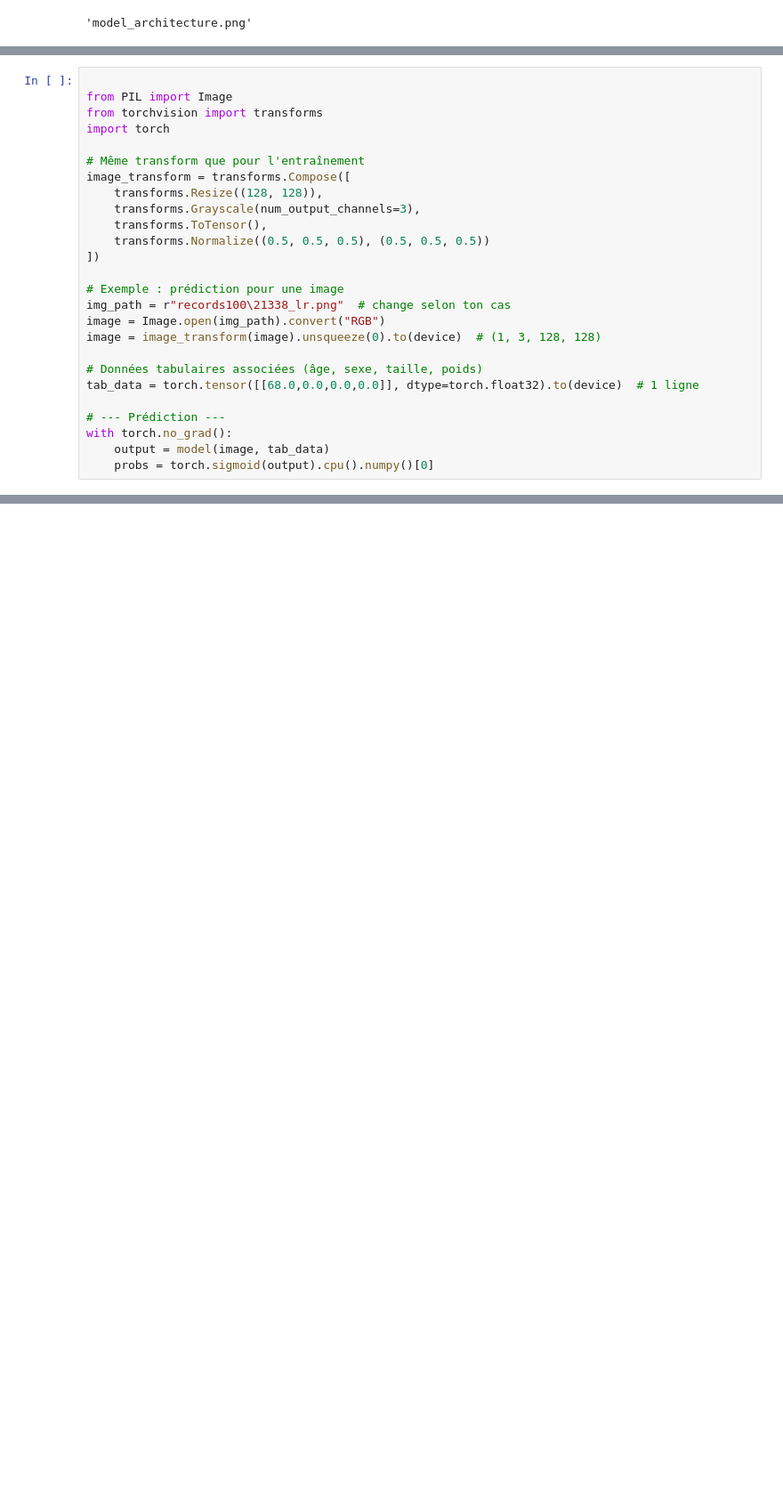
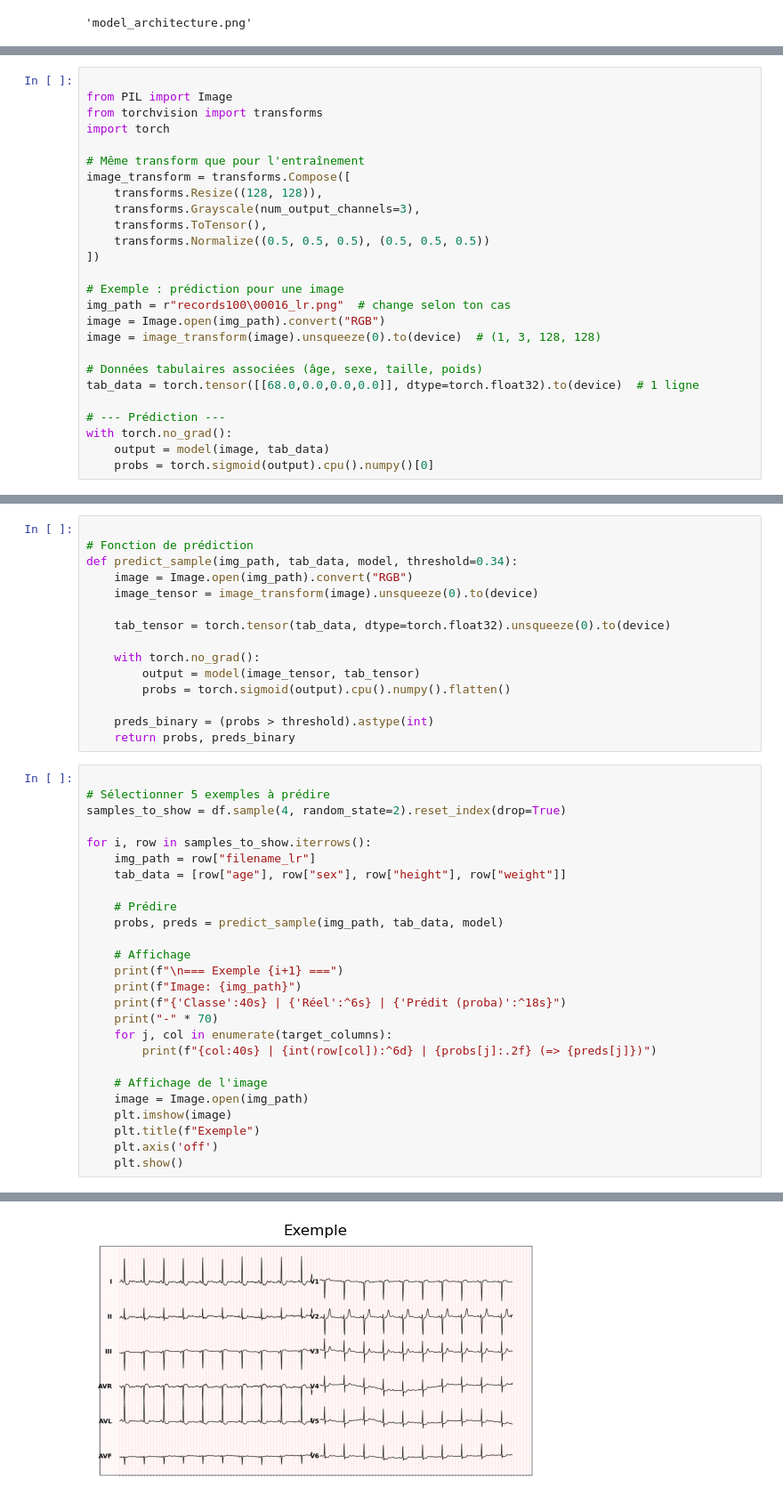
Before and after one commit to YomnaJL/PFA_ECG, a Jupyter notebook: model_classif/classif_orig.ipynb, the cells around one changed output, grey strips where cells are left out. Shown: that part at 89% size. Saved outputs shown, nothing was run; the diff lists cells and outputs as text; blank space fills up the shorter version.

```diff
--- a/model_classif/classif_orig.ipynb
+++ b/model_classif/classif_orig.ipynb
@@ -563,7 +531,7 @@ image_transform = transforms.Compose([
 ])
 
 # Exemple : prédiction pour une image
-img_path = r"records100\21338_lr.png"  # change selon ton cas
+img_path = r"records100\00016_lr.png"  # change selon ton cas
 image = Image.open(img_path).convert("RGB")
 image = image_transform(image).unsqueeze(0).to(device)  # (1, 3, 128, 128)
 
@@ -754,0 +657,42 @@ Conduction Disturbance (CD)       0.70      0.91      0.79       931
+# %%
+
+# Fonction de prédiction
+def predict_sample(img_path, tab_data, model, threshold=0.34):
+    image = Image.open(img_path).convert("RGB")
+    image_tensor = image_transform(image).unsqueeze(0).to(device)
+
+    tab_tensor = torch.tensor(tab_data, dtype=torch.float32).unsqueeze(0).to(device)
+
+    with torch.no_grad():
+        output = model(image_tensor, tab_tensor)
+        probs = torch.sigmoid(output).cpu().numpy().flatten()
+
+    preds_binary = (probs > threshold).astype(int)
+    return probs, preds_binary
+# %%
+
+# Sélectionner 5 exemples à prédire
+samples_to_show = df.sample(4, random_state=2).reset_index(drop=True)
+
+for i, row in samples_to_show.iterrows():
+    img_path = row["filename_lr"]
+    tab_data = [row["age"], row["sex"], row["height"], row["weight"]]
+
+    # Prédire
+    probs, preds = predict_sample(img_path, tab_data, model)
+
+    # Affichage
+    print(f"\n=== Exemple {i+1} ===")
+    print(f"Image: {img_path}")
+    print(f"{'Classe':40s} | {'Réel':^6s} | {'Prédit (proba)':^18s}")
+    print("-" * 70)
+    for j, col in enumerate(target_columns):
+        print(f"{col:40s} | {int(row[col]):^6d} | {probs[j]:.2f} (=> {preds[j]})")
+
+    # Affichage de l'image
+    image = Image.open(img_path)
+    plt.imshow(image)
+    plt.title(f"Exemple")
+    plt.axis('off')
+    plt.show()
+# %% [output]
@@ -754,0 +708 @@ Conduction Disturbance (CD)       0.70      0.91      0.79       931
+[figure, added]
```
Also changed, not shown: parts of 8 cells of this notebook, 2 other files.
